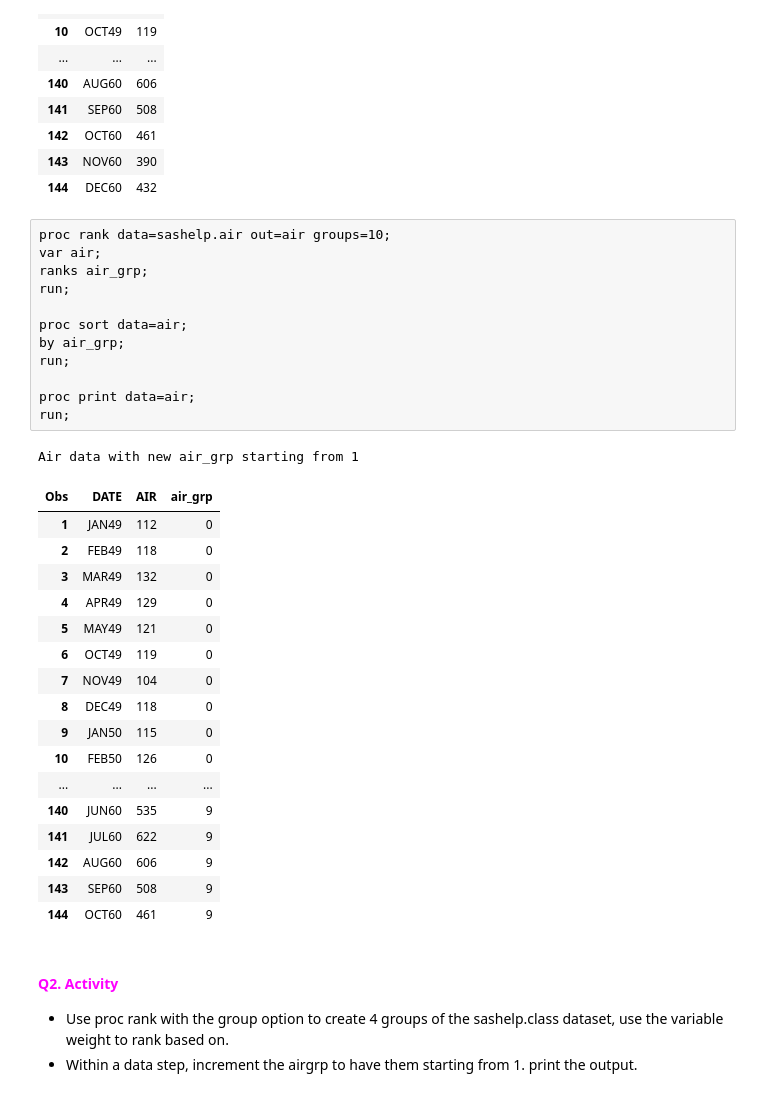
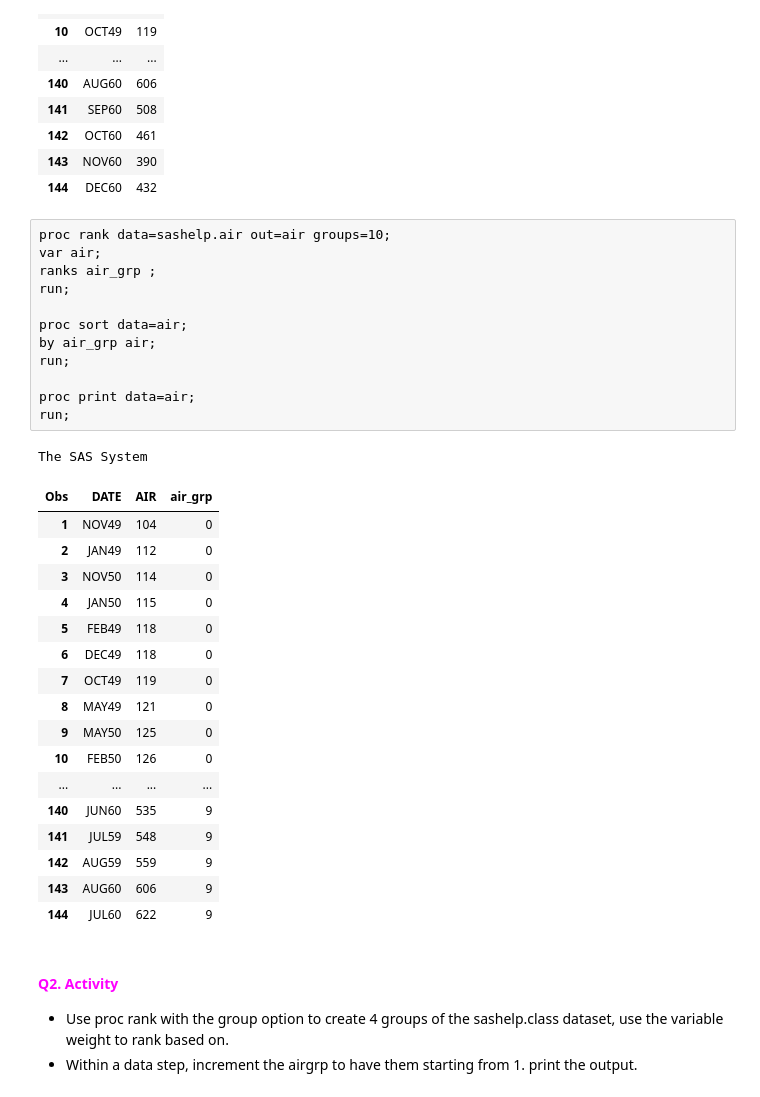
Before and after one commit to haphantran/SAS-BAN, a Jupyter notebook: ban110/weekly_activity/Chapter16_TransformationsofInterval-ScaledVariables.ipynb, the cells around one changed output. Drawn from its saved outputs; the diff is of its cells as text.

```diff
--- a/ban110/weekly_activity/Chapter16_TransformationsofInterval-ScaledVariables.ipynb
+++ b/ban110/weekly_activity/Chapter16_TransformationsofInterval-ScaledVariables.ipynb
@@ -432,34 +431,34 @@ The SAS System
 # %%
 proc rank data=sashelp.air out=air groups=10;
 var air;
-ranks air_grp;
+ranks air_grp ;
 run;
 
 proc sort data=air;
-by air_grp;
+by air_grp air;
 run;
 
 proc print data=air;
 run;
 # %% [output]
-Air data with new air_grp starting from 1
+The SAS System
 | Obs | DATE | AIR | air_grp |
-| 1 | JAN49 | 112 | 0 |
-| 2 | FEB49 | 118 | 0 |
-| 3 | MAR49 | 132 | 0 |
-| 4 | APR49 | 129 | 0 |
-| 5 | MAY49 | 121 | 0 |
-| 6 | OCT49 | 119 | 0 |
-| 7 | NOV49 | 104 | 0 |
-| 8 | DEC49 | 118 | 0 |
-| 9 | JAN50 | 115 | 0 |
+| 1 | NOV49 | 104 | 0 |
+| 2 | JAN49 | 112 | 0 |
+| 3 | NOV50 | 114 | 0 |
+| 4 | JAN50 | 115 | 0 |
+| 5 | FEB49 | 118 | 0 |
+| 6 | DEC49 | 118 | 0 |
+| 7 | OCT49 | 119 | 0 |
+| 8 | MAY49 | 121 | 0 |
+| 9 | MAY50 | 125 | 0 |
 | 10 | FEB50 | 126 | 0 |
 | ... | ... | ... | ... |
 | 140 | JUN60 | 535 | 9 |
-| 141 | JUL60 | 622 | 9 |
-| 142 | AUG60 | 606 | 9 |
-| 143 | SEP60 | 508 | 9 |
-| 144 | OCT60 | 461 | 9 |
+| 141 | JUL59 | 548 | 9 |
+| 142 | AUG59 | 559 | 9 |
+| 143 | AUG60 | 606 | 9 |
+| 144 | JUL60 | 622 | 9 |
 # %% [markdown]
 #### <font color=Magenta>  Q2. Activity </font>
 - Use proc rank with the group option to create 4 groups of the sashelp.class dataset, use the variable weight to rank based on.
```
Also changed, not shown: parts of 5 cells of this notebook, 11 other files.
